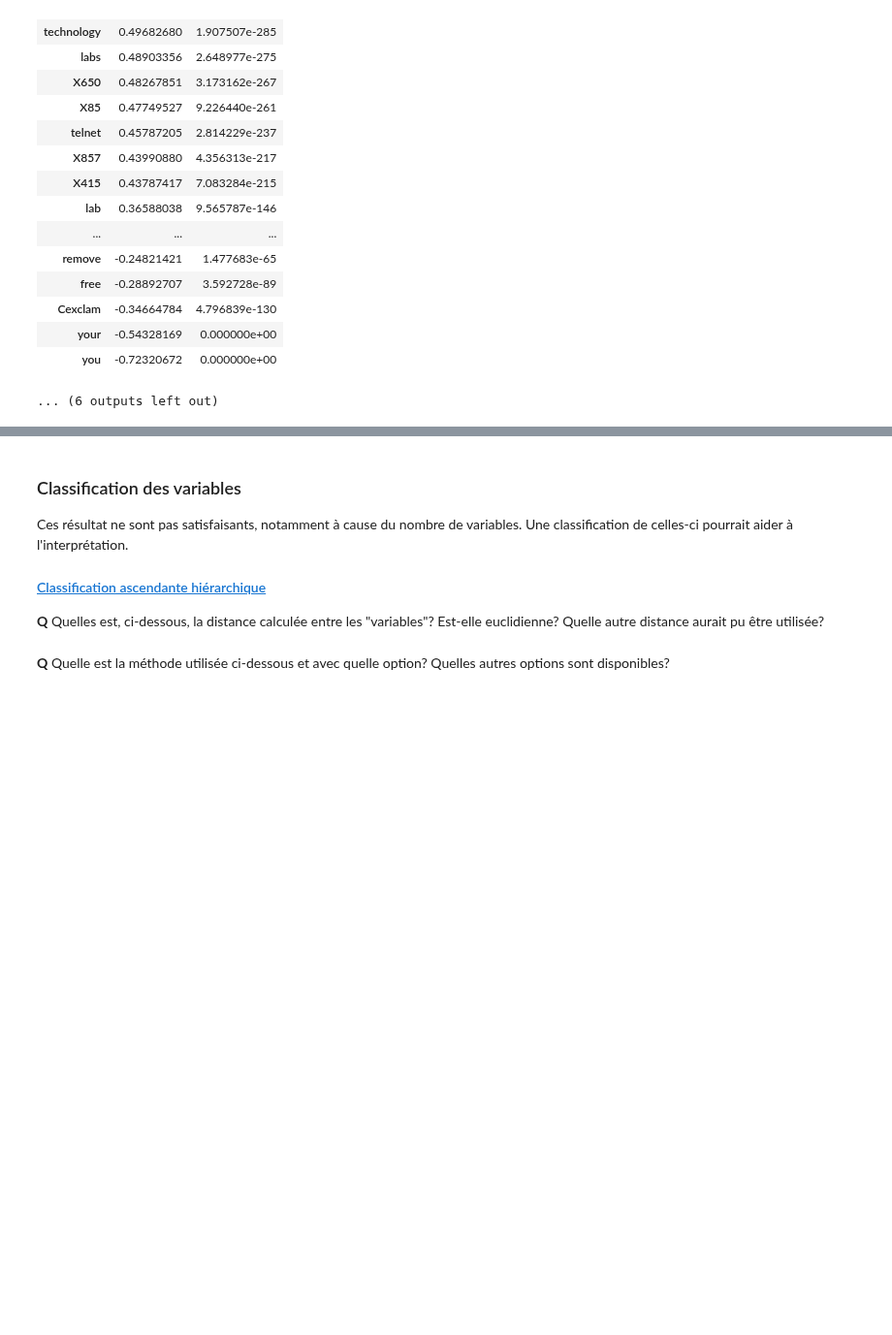
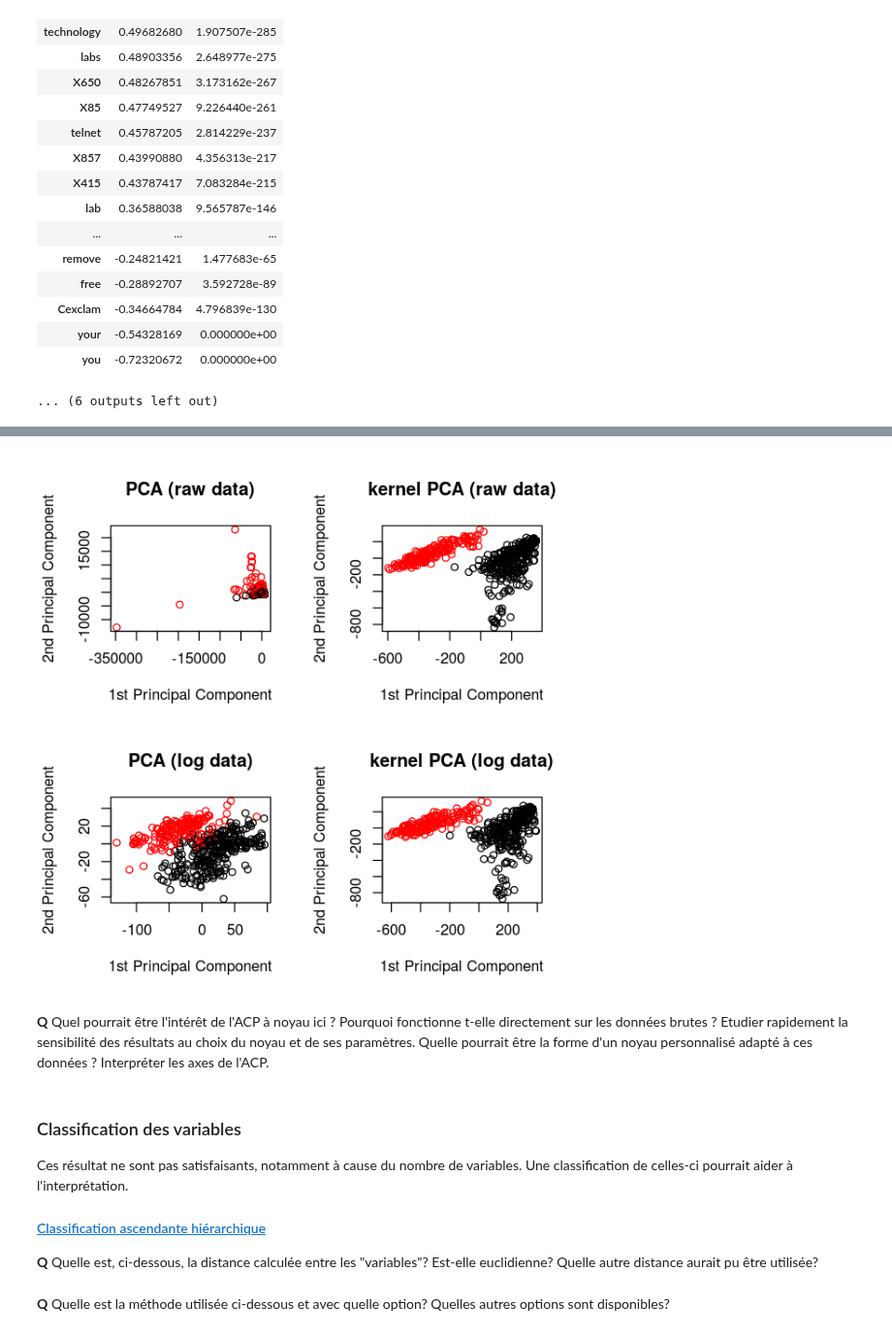
Before and after one commit to wikistat/Exploration, a Jupyter notebook: Spam/Explo-R-spam.ipynb, the cells around one changed output, grey strips where cells are left out. Shown at 97% size. Saved outputs shown, nothing was run; the diff lists cells and outputs as text; code cells hidden in the pictures; blank space fills up the shorter version.

Commit message:
Mise à jour spam

```diff
--- a/Spam/Explo-R-spam.ipynb
+++ b/Spam/Explo-R-spam.ipynb
@@ -285,9 +288,41 @@ A matrix: 50 × 2 of type dbl
+# %%
+library(kernlab)
+set.seed(0)
+subset <- sample(nrow(Lspam), size = 500)
+
+# standard PCA
+vpc <- kpca(~., data = spam[subset, ], kernel = "vanilladot",
+                   kpar = list(), features = 2)
+vpcL <- kpca(~., data = Lspam[subset, ], kernel = "vanilladot",
+                   kpar = list(), features = 2)
+
+# kernel PCA
+kpc <- kpca(~., data = spam[subset, ], kernel = "anovadot",
+                   kpar = list(sigma = 5, degree = 2), features = 2)
+kpcL <- kpca(~., data = Lspam[subset, ], kernel = "anovadot",
+                   kpar = list(sigma = 5, degree = 2), features = 2)
+
+#plot the data projection on the components
+par(mfrow = c(2,2))
+plot(rotated(vpc), col = as.integer(Lspam[subset, 1]),
+     xlab = "1st Principal Component", ylab = "2nd Principal Component", main = "PCA (raw data)")
+plot(rotated(kpc), col = as.integer(Lspam[subset, 1]),
+     xlab = "1st Principal Component", ylab = "2nd Principal Component", main = "kernel PCA (raw data)")
+plot(rotated(vpcL), col = as.integer(Lspam[subset, 1]),
+     xlab = "1st Principal Component", ylab = "2nd Principal Component", main = "PCA (log data)")
+plot(rotated(kpcL), col = as.integer(Lspam[subset, 1]),
+     xlab = "1st Principal Component", ylab = "2nd Principal Component", main = "kernel PCA (log data)")
+# %% [output]
+[figure, added]
+# %% [markdown]
+**Q** Quel pourrait être l'intérêt de l'ACP à noyau ici ? Pourquoi fonctionne t-elle directement sur les données brutes ? Etudier rapidement la sensibilité des résultats au choix du noyau et de ses paramètres. Quelle pourrait être la forme d'un noyau personnalisé adapté à ces données ? Interpréter les axes de l'ACP.
 # %% [markdown]
+
 ### Classification des variables
 Ces résultat ne sont pas satisfaisants, notamment à cause du nombre de variables. Une classification de celles-ci pourrait aider à l'interprétation.
 #### [Classification ascendante hiérarchique](http://wikistat.fr/pdf/st-m-explo-classif.pdf)
 
-**Q** Quelles est, ci-dessous, la distance calculée entre les "variables"? Est-elle euclidienne? Quelle autre distance aurait pu être utilisée?
+**Q** Quelle est, ci-dessous, la distance calculée entre les "variables"? Est-elle euclidienne? Quelle autre distance aurait pu être utilisée?
 # %%
 dist.var <- as.dist(1 - cor(Lspam[2:58])^2)
 # %% [markdown]
```
Also changed, not shown: parts of 4 cells of this notebook, 1 other file.
